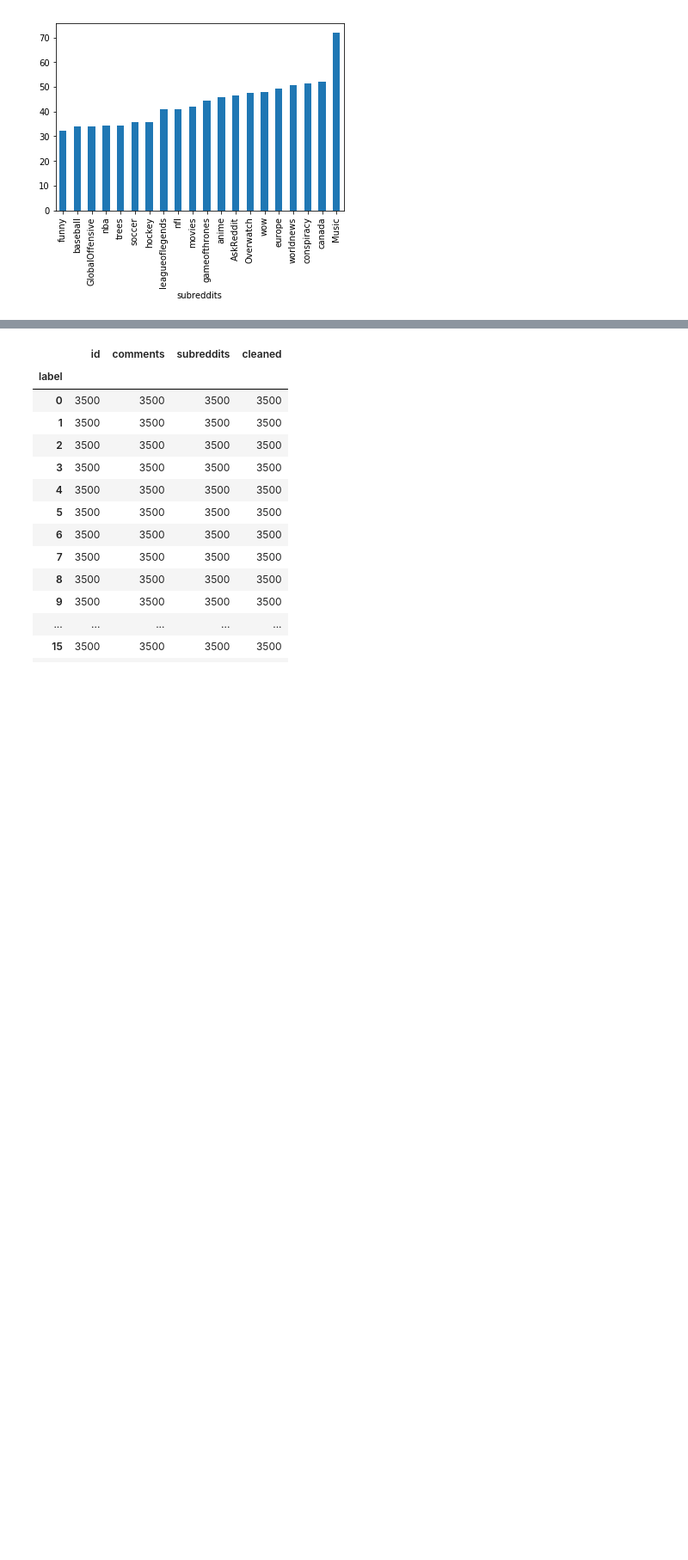
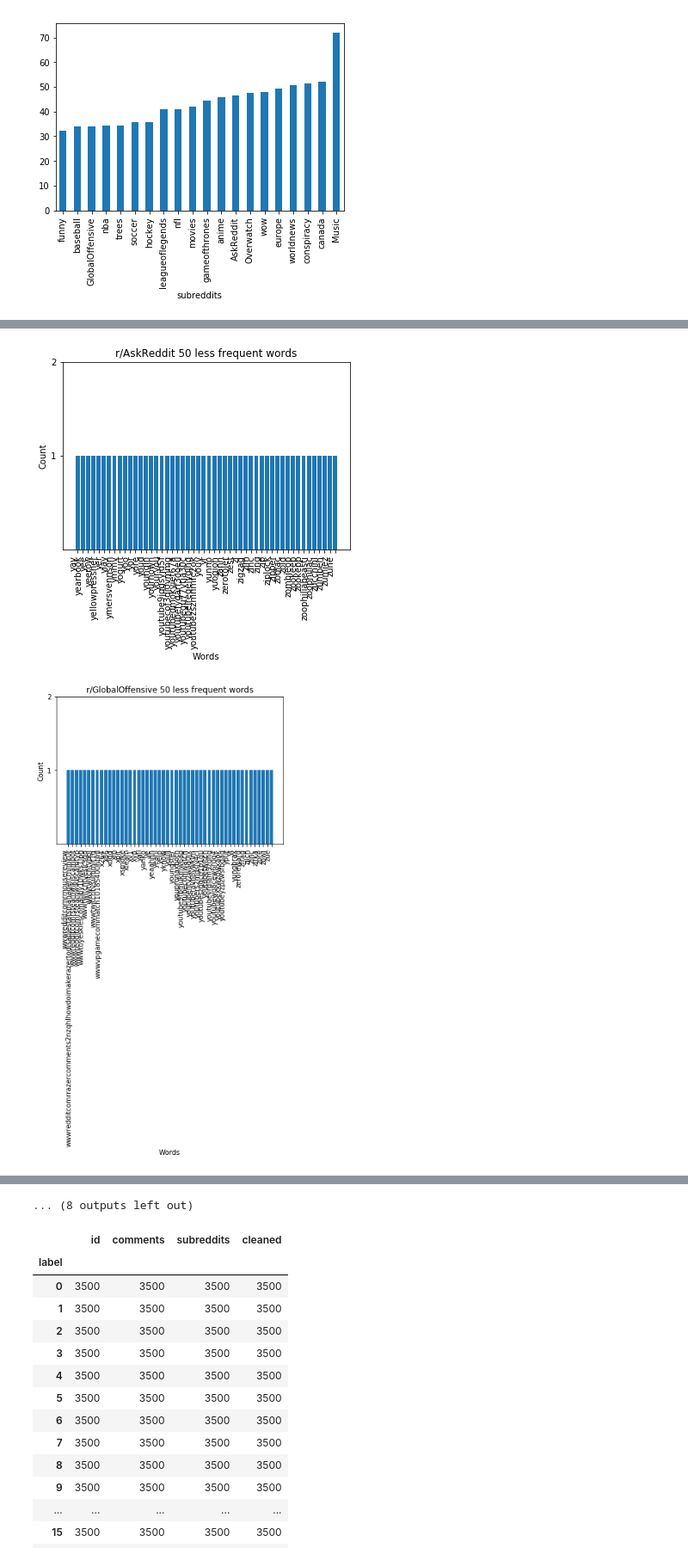
Before and after one commit to WilliamYkZhang/COMP551_A2, a Jupyter notebook: feature_engineering.ipynb, the cells around one changed output, grey strips where cells are left out. Shown at 86% size. Cells and saved outputs as stored; diff of their text form; code cells hidden in the pictures; blank space fills up the shorter version.

```diff
--- a/feature_engineering.ipynb
+++ b/feature_engineering.ipynb
@@ -66,0 +115,17 @@ OrderedDict([('afraid', 468), ('get', 2482), ('addict', 436), ('fail', 2122), ('
+# %%
+# Plot 50 less frequent words for each subreddits
+for subreddit in subreddits:
+  filename = '50_less_frequent_words_{}.png'.format(subreddit)
+  data = word_dict[subreddit]
+  plt.bar(data["words"][-50:], data["counts"][-50:])
+  plt.xlabel("Words")
+  plt.ylabel("Count")
+  plt.xticks(rotation=90, ha='right')
+  plt.yticks([1.0,2.0])
+  plt.title(r"r/{} 50 less frequent words".format(subreddit))
+#   plt.savefig(filename)
+#   files.download(filename)
+  plt.show()
+# %% [output]
+[figure, added]
+[figure, added]
@@ -67,3 +142,4 @@ OrderedDict([('afraid', 468), ('get', 2482), ('addict', 436), ('fail', 2122), ('
+... (8 outputs left out)
 # %%
 # Create scaler
 scaler = MinMaxScaler()
```
Also changed, not shown: parts of 9 cells of this notebook.
